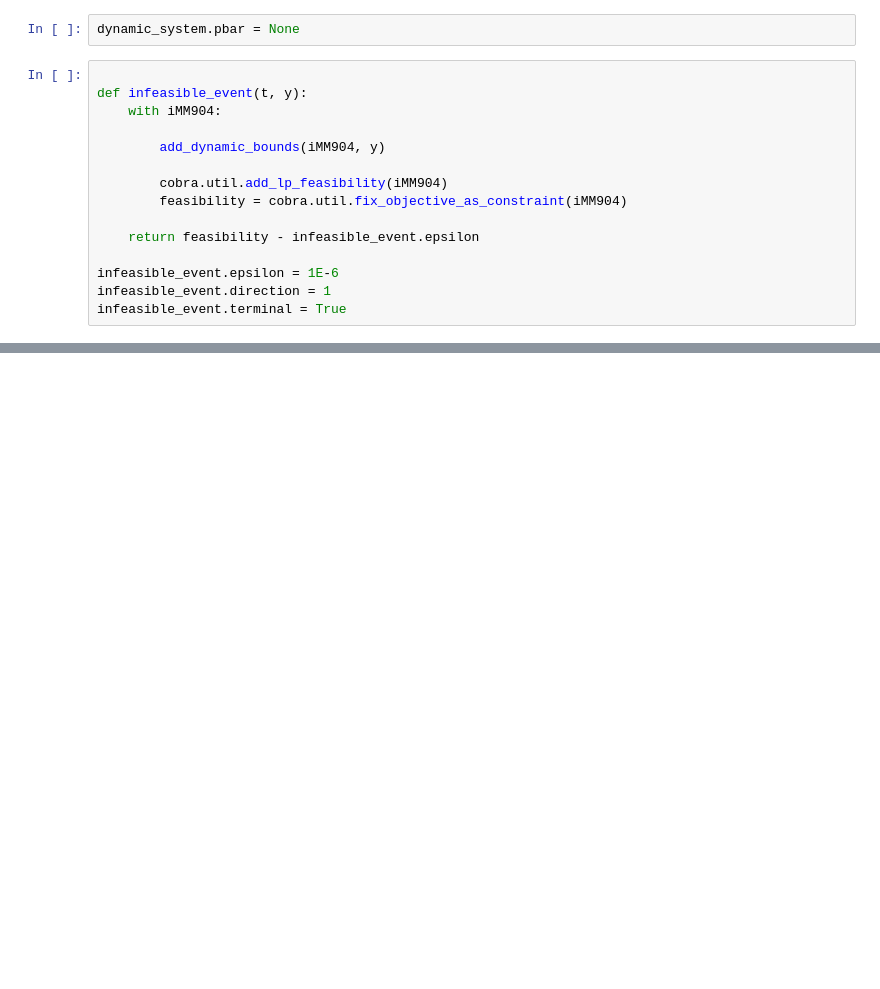
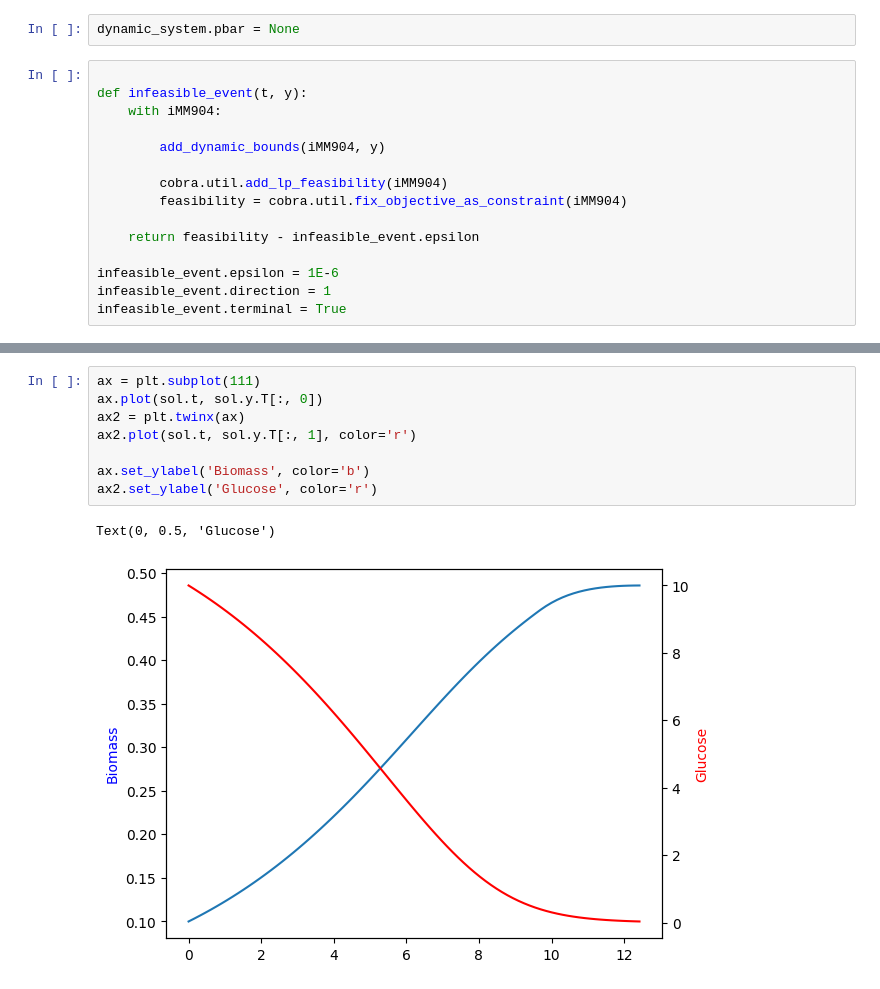
Before and after one commit to 27410/group-assignment-group-8, a Jupyter notebook: Analysis/FBAtest.ipynb, the cells around one changed output, grey strips where cells are left out. Saved outputs shown, nothing was run; the diff lists cells and outputs as text; blank space fills up the shorter version.

```diff
--- a/Analysis/FBAtest.ipynb
+++ b/Analysis/FBAtest.ipynb
@@ -83,0 +104,11 @@ ContainerAlreadyContains: Container '<optlang.container.Container object at 0x..
+# %%
+ax = plt.subplot(111)
+ax.plot(sol.t, sol.y.T[:, 0])
+ax2 = plt.twinx(ax)
+ax2.plot(sol.t, sol.y.T[:, 1], color='r')
+
+ax.set_ylabel('Biomass', color='b')
+ax2.set_ylabel('Glucose', color='r')
+# %% [output]
+Text(0, 0.5, 'Glucose')
+[figure, added]
```
Also changed, not shown: parts of 3 cells of this notebook.
